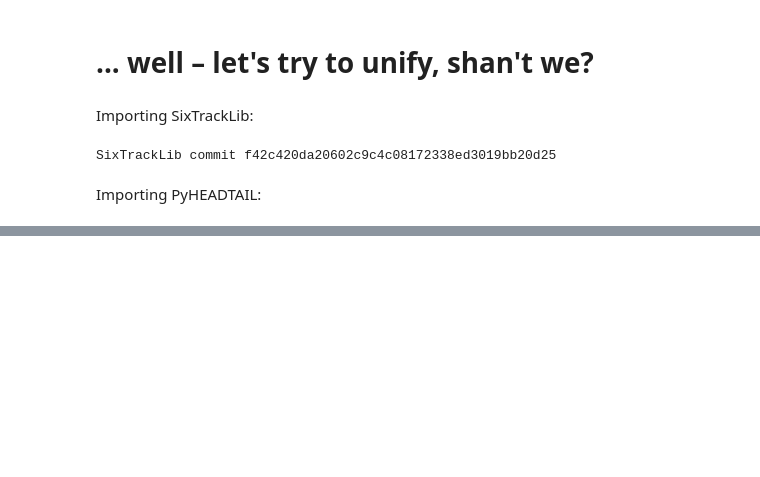
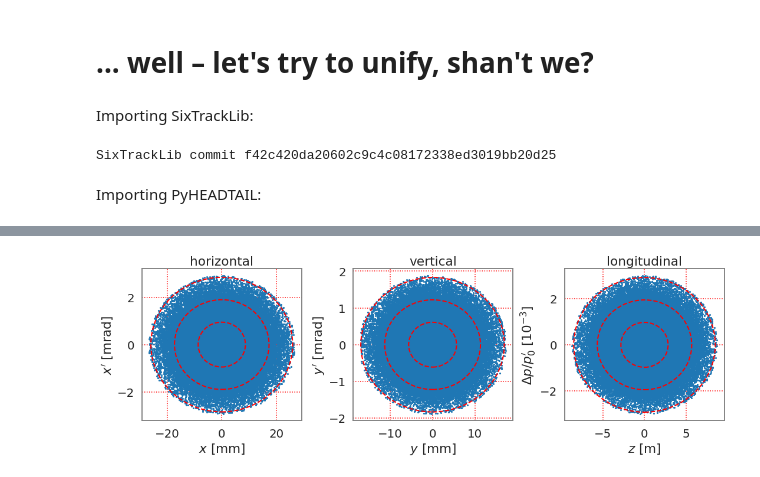
Before and after one commit to aoeftiger/pyhep2020, a Jupyter notebook: talk.ipynb, the cells around one changed output, grey strips where cells are left out. Cells and saved outputs as stored; diff of their text form; code cells hidden in the pictures; blank space fills up the shorter version.

```diff
--- a/talk.ipynb
+++ b/talk.ipynb
@@ -150,6 +150,15 @@ Critical aspects:
     * flow control from python level?
 # %% [markdown]
 # ... well &ndash; let's try to unify, shan't we?
+# %%
+import numpy as np
+from matplotlib import pyplot as plt
+
+import seaborn as sns
+sns.set_context('talk', font_scale=1.2, rc={'lines.linewidth': 3})
+sns.set_style('whitegrid',
+              {'grid.linestyle': ':', 'grid.color': 'red', 'axes.edgecolor': '0.5',
+               'axes.linewidth': 1.2, 'legend.frameon': True})
 # %% [markdown]
 Importing SixTrackLib:
 # %%
@@ -172,0 +267,72 @@ PyHEADTAIL v1.14.1.7
+# %%
+fig, ax = plt.subplots(1, 3, figsize=(15, 5))
+
+plt.sca(ax[0])
+plt.title('horizontal')
+
+ep = mpl.patches.Ellipse(
+    (0, 0), 2*pyht_beam.sigma_x() * 1e3, 2*pyht_beam.sigma_xp() * 1e3,
+    lw=2, fill=False, color='red', zorder=20, ls='--')
+plt.gca().add_patch(ep)
+ep = mpl.patches.Ellipse(
+    (0, 0), 2*2*pyht_beam.sigma_x() * 1e3, 2*2*pyht_beam.sigma_xp() * 1e3,
+    lw=2, fill=False, color='red', zorder=20, ls='--')
+plt.gca().add_patch(ep)
+ep = mpl.patches.Ellipse(
+    (0, 0), 3*2*pyht_beam.sigma_x() * 1e3, 3*2*pyht_beam.sigma_xp() * 1e3,
+    lw=2, fill=False, color='red', zorder=20, ls='--')
+plt.gca().add_patch(ep)
+
+plt.scatter(pyht_beam.x * 1e3, pyht_beam.xp * 1e3, s=10, marker='.')
+plt.xlim(1.1*pyht_beam.x.min() * 1e3, 1.1*pyht_beam.x.max() * 1e3)
+plt.ylim(1.1*pyht_beam.xp.min() * 1e3, 1.1*pyht_beam.xp.max() * 1e3)
+plt.xlabel('$x$ [mm]')
+plt.ylabel("$x'$ [mrad]")
+
+
+plt.sca(ax[1])
+plt.title('vertical')
+
+ep = mpl.patches.Ellipse(
+    (0, 0), 2*pyht_beam.sigma_y() * 1e3, 2*pyht_beam.sigma_yp() * 1e3,
+    lw=2, fill=False, color='red', zorder=20, ls='--')
+plt.gca().add_patch(ep)
+ep = mpl.patches.Ellipse(
+    (0, 0), 2*2*pyht_beam.sigma_y() * 1e3, 2*2*pyht_beam.sigma_yp() * 1e3,
+    lw=2, fill=False, color='red', zorder=20, ls='--')
+plt.gca().add_patch(ep)
+ep = mpl.patches.Ellipse(
+    (0, 0), 3*2*pyht_beam.sigma_y() * 1e3, 3*2*pyht_beam.sigma_yp() * 1e3,
+    lw=2, fill=False, color='red', zorder=20, ls='--')
+plt.gca().add_patch(ep)
+
+plt.scatter(pyht_beam.y * 1e3, pyht_beam.yp * 1e3, s=10, marker='.')
+plt.xlim(1.1*pyht_beam.y.min() * 1e3, 1.1*pyht_beam.y.max() * 1e3)
+plt.ylim(1.1*pyht_beam.yp.min() * 1e3, 1.1*pyht_beam.yp.max() * 1e3)
+plt.xlabel('$y$ [mm]')
+plt.ylabel("$y'$ [mrad]")
+
+
+plt.sca(ax[2])
+plt.title('longitudinal')
+
+ep = mpl.patches.Ellipse(
+    (0, 0), 2*pyht_beam.sigma_z(), 2*pyht_beam.sigma_dp() * 1e3,
+    lw=2, fill=False, color='red', zorder=20, ls='--')
+plt.gca().add_patch(ep)
+ep = mpl.patches.Ellipse(
+    (0, 0), 2*2*pyht_beam.sigma_z(), 2*2*pyht_beam.sigma_dp() * 1e3,
+    lw=2, fill=False, color='red', zorder=20, ls='--')
+plt.gca().add_patch(ep)
+ep = mpl.patches.Ellipse(
+    (0, 0), 3*2*pyht_beam.sigma_z(), 3*2*pyht_beam.sigma_dp() * 1e3,
+    lw=2, fill=False, color='red', zorder=20, ls='--')
+plt.gca().add_patch(ep)
+
+plt.scatter(pyht_beam.z, pyht_beam.dp * 1e3, s=10, marker='.')
+plt.xlabel('$z$ [m]')
+plt.ylabel(r"$\Delta p/p_0'$ [$10^{-3}$]")
+
+plt.tight_layout()
+# %% [output]
+[figure, added]
```
Also changed, not shown: parts of 19 cells of this notebook.
